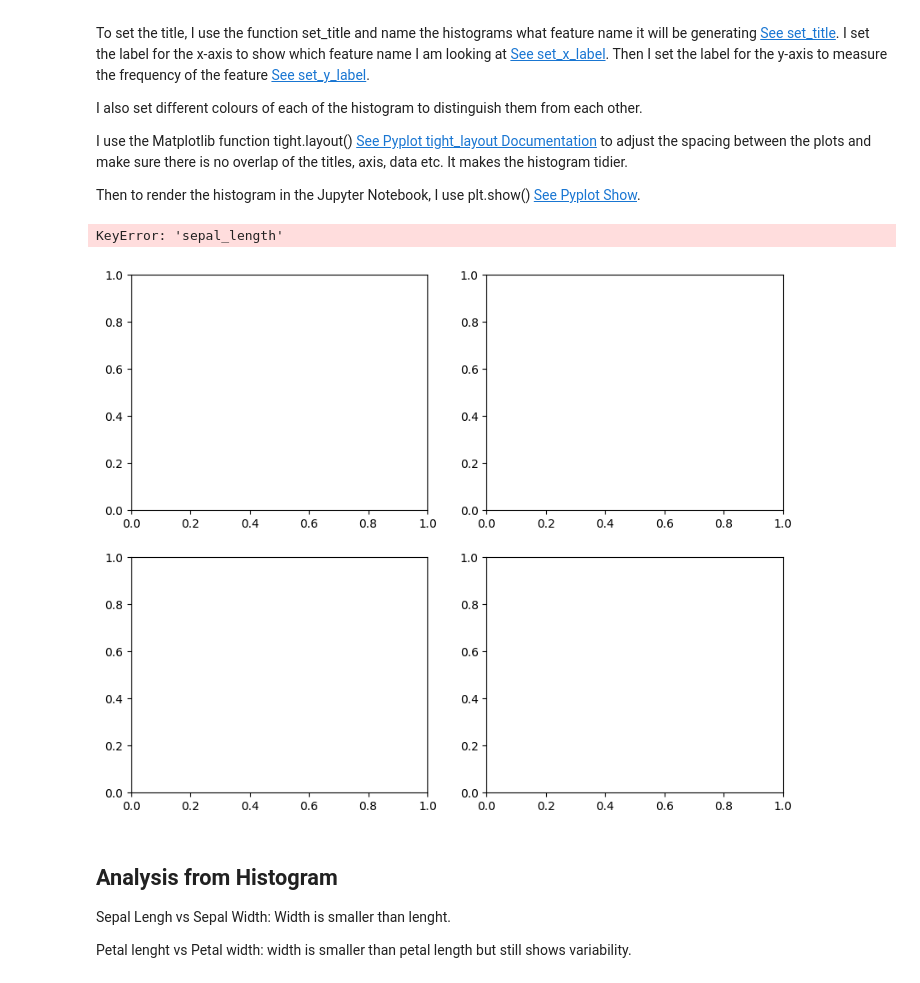
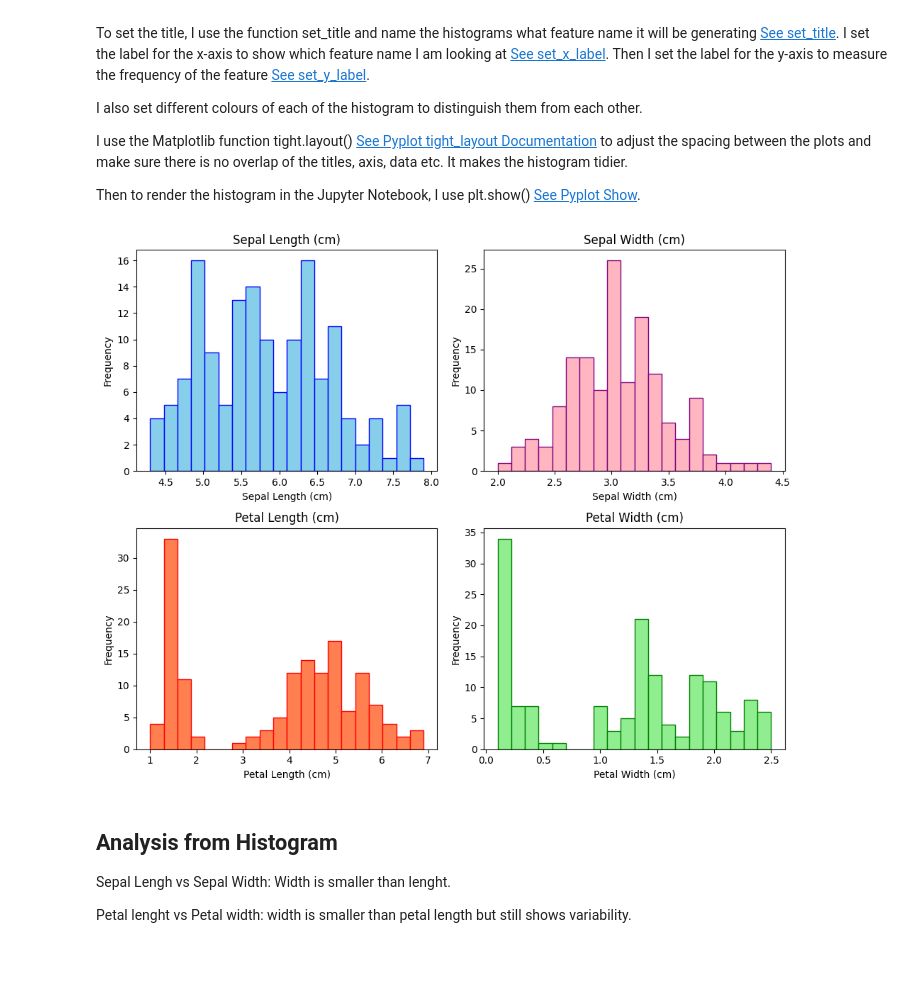
Before and after one commit to LDonn32/pands-project, a Jupyter notebook: analysis.ipynb, the cells around one changed output. Drawn from its saved outputs; the diff is of its cells as text; code cells hidden in the pictures.

Commit message:
fixed an error with histogram and add pair plot

```diff
--- a/analysis.ipynb
+++ b/analysis.ipynb
@@ -179,7 +179,7 @@ fig, axes = plt.subplots(2, 2, figsize=(10, 8))  # Create a 2x2 grid of subplots
 # Plot each feature's histogram.
 # See: https://matplotlib.org/stable/api/_as_gen/matplotlib.pyplot.hist.html
 
-axes[0, 0].hist(df['sepal_length'], bins=20, color='skyblue', edgecolor='blue')
+axes[0, 0].hist(df['sepal length (cm)'], bins=20, color='skyblue', edgecolor='blue')
 
 # Set the title.
 # See: https://matplotlib.org/stable/api/_as_gen/matplotlib.axes.Axes.set_title.html
@@ -197,40 +197,38 @@ axes[0, 0].set_xlabel('Sepal Length (cm)')
 axes[0, 0].set_ylabel('Frequency')
 
 # Repeat the above steps for the remaining 3 features, changing colours of each histogram to distinguish them from each other.
 
-axes[0, 1].hist(df['sepal_width'], bins=20, color='lightpink', edgecolor='purple')
+axes[0, 1].hist(df['sepal width (cm)'], bins=20, color='lightpink', edgecolor='purple')
 axes[0, 1].set_title('Sepal Width (cm)')
 axes[0, 1].set_xlabel('Sepal Width (cm)')
 axes[0, 1].set_ylabel('Frequency')
 
-axes[1, 0].hist(df['petal_length'], bins=20, color='coral', edgecolor='red')
+axes[1, 0].hist(df['petal length (cm)'], bins=20, color='coral', edgecolor='red')
 axes[1, 0].set_title('Petal Length (cm)')
 axes[1, 0].set_xlabel('Petal Length (cm)')
 axes[1, 0].set_ylabel('Frequency')
 
-axes[1, 1].hist(df['petal_width'], bins=20, color='lightgreen', edgecolor='green')
+axes[1, 1].hist(df['petal width (cm)'], bins=20, color='lightgreen', edgecolor='green')
 axes[1, 1].set_title('Petal Width (cm)')
 axes[1, 1].set_xlabel('Petal Width (cm)')
 axes[1, 1].set_ylabel('Frequency')
-
 
 
 # Adjust layout to prevent overlap
 # See: https://matplotlib.org/stable/api/_as_gen/matplotlib.pyplot.tight_layout.html
 
 plt.tight_layout()
 
 
 # Save the histogram as a png.
 plt.savefig('Histogram.png')
 
-# Show the plots
+# Show the plots.
 # See: https://matplotlib.org/stable/api/_as_gen/matplotlib.pyplot.show.html
 
 plt.show()
 # %% [output]
-KeyError: 'sepal_length'
-[figure, old version]
+[figure, new version]
 # %% [markdown]
 ## Analysis from Histogram
 
```
Also changed, not shown: 1 other file.
